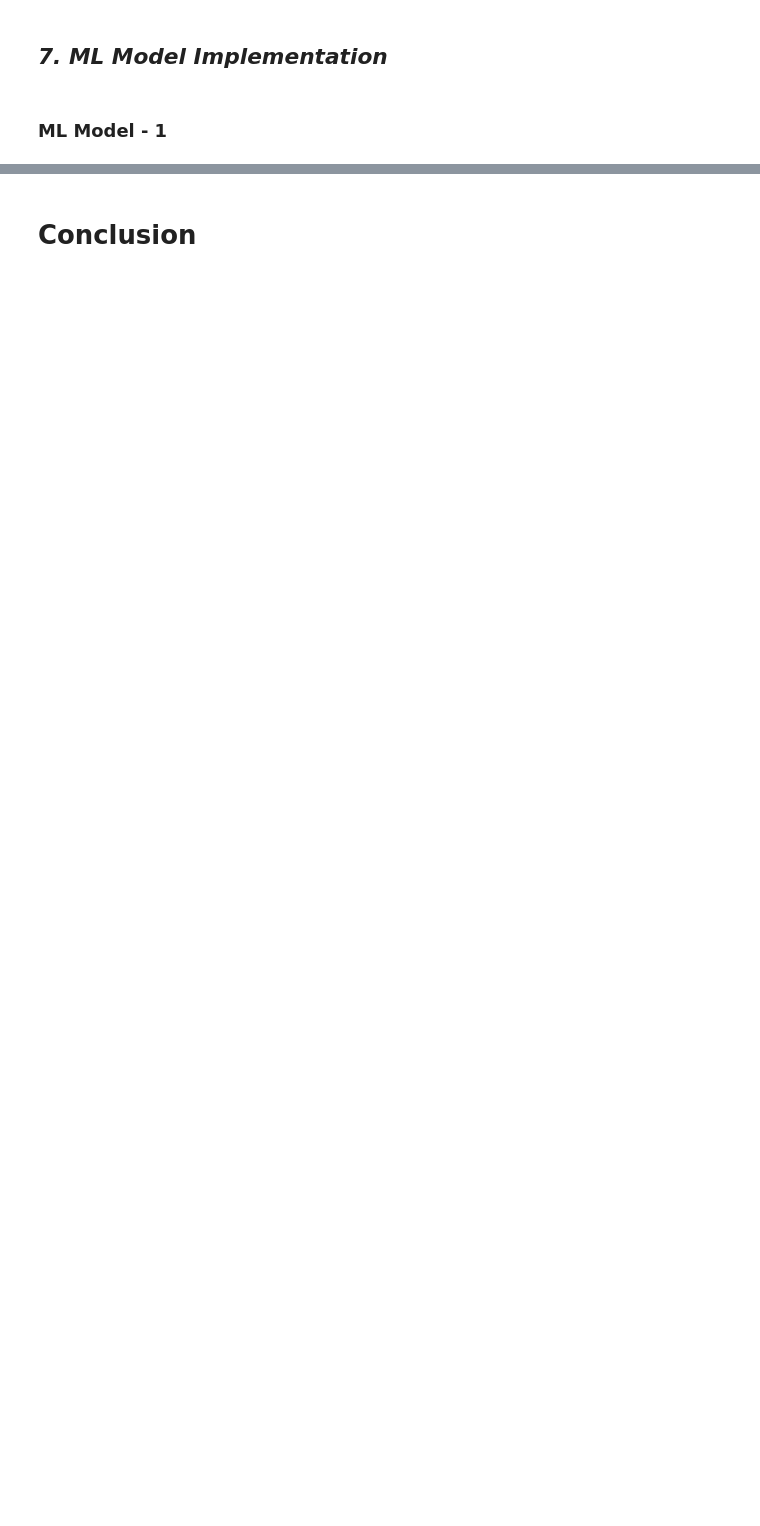
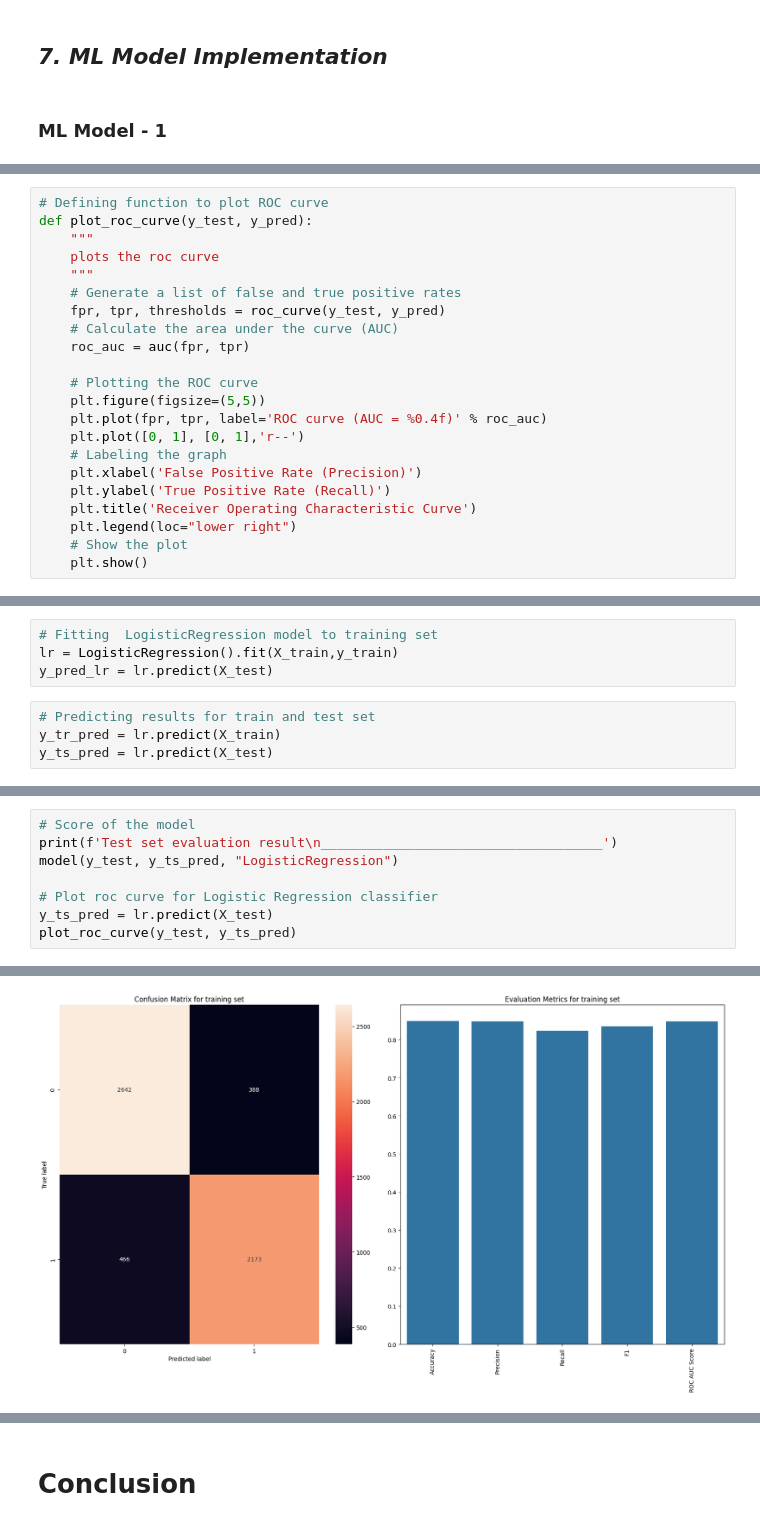
Before and after one commit to samee-faq/Airline_Passenger_Referral_Prediction_ML_Classification_Capstone_Project, a Jupyter notebook: Sameera's_Airline_Passenger_Referral_Prediction_ML_Classification_Capstone_Project.ipynb, the cells around one changed output, grey strips where cells are left out. Saved outputs shown, nothing was run; the diff lists cells and outputs as text; blank space fills up the shorter version.

```diff
--- a/Sameera's_Airline_Passenger_Referral_Prediction_ML_Classification_Capstone_Project.ipynb
+++ b/Sameera's_Airline_Passenger_Referral_Prediction_ML_Classification_Capstone_Project.ipynb
@@ -1451,0 +1403,22 @@ Answer Here.
+# %%
+# Defining function to plot ROC curve
+def plot_roc_curve(y_test, y_pred):
+    """
+    plots the roc curve
+    """
+    # Generate a list of false and true positive rates
+    fpr, tpr, thresholds = roc_curve(y_test, y_pred)
+    # Calculate the area under the curve (AUC)
+    roc_auc = auc(fpr, tpr)
+
+    # Plotting the ROC curve
+    plt.figure(figsize=(5,5))
+    plt.plot(fpr, tpr, label='ROC curve (AUC = %0.4f)' % roc_auc)
+    plt.plot([0, 1], [0, 1],'r--')
+    # Labeling the graph
+    plt.xlabel('False Positive Rate (Precision)')
+    plt.ylabel('True Positive Rate (Recall)')
+    plt.title('Receiver Operating Characteristic Curve')
+    plt.legend(loc="lower right")
+    # Show the plot
+    plt.show()
@@ -1451,0 +1427,8 @@ Answer Here.
+# %%
+# Fitting  LogisticRegression model to training set
+lr = LogisticRegression().fit(X_train,y_train)
+y_pred_lr = lr.predict(X_test)
+# %%
+# Predicting results for train and test set
+y_tr_pred = lr.predict(X_train)
+y_ts_pred = lr.predict(X_test)
@@ -1451,0 +1439,9 @@ Answer Here.
+# %%
+# Score of the model
+print(f'Test set evaluation result\n____________________________________')
+model(y_test, y_ts_pred, "LogisticRegression")
+
+# Plot roc curve for Logistic Regression classifier
+y_ts_pred = lr.predict(X_test)
+plot_roc_curve(y_test, y_ts_pred)
+# %% [output]
@@ -1451,0 +1460 @@ Answer Here.
+[figure, added]
```
Also changed, not shown: parts of 96 cells of this notebook.
